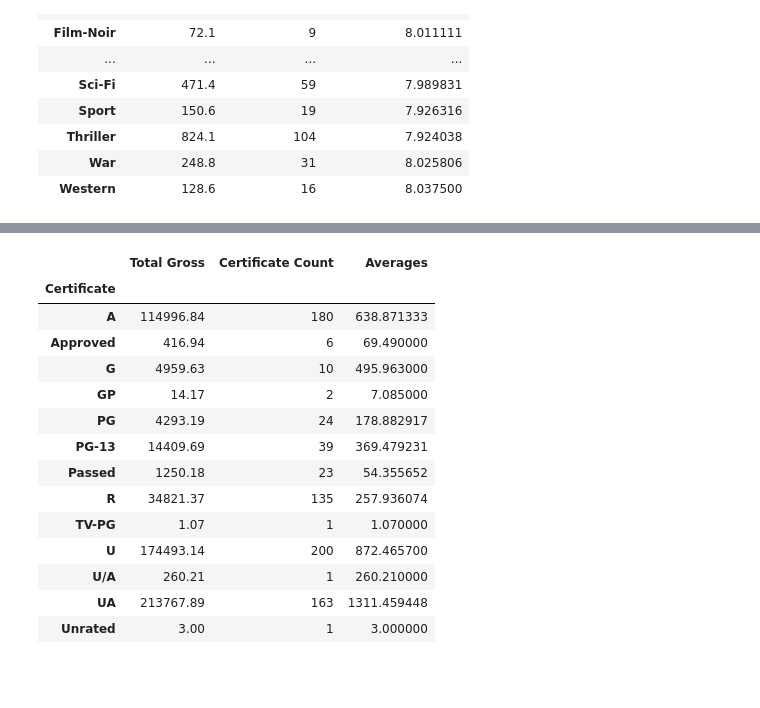
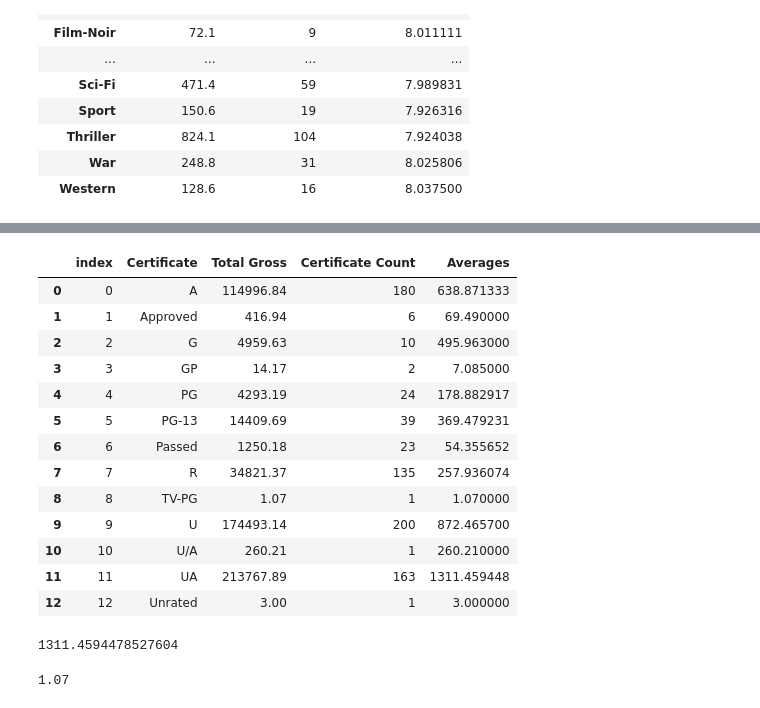
Before and after one commit to saaallyahmed/Mango5, a Jupyter notebook: ee_Top 1000 Movie Analysis.ipynb, the cells around one changed output, grey strips where cells are left out. Drawn from its saved outputs; the diff is of its cells as text; code cells hidden in the pictures; blank space fills up the shorter version.

```diff
--- a/ee_Top 1000 Movie Analysis.ipynb
+++ b/ee_Top 1000 Movie Analysis.ipynb
@@ -911,18 +1045,27 @@ joined_certificate_result
 # %%
 joined_certificate_gross_result
+joined_certificate_gross_result=joined_certificate_gross_result.reset_index()
+joined_certificate_gross_result
 # %% [output]
-|  | Total Gross | Certificate Count | Averages |
-| Certificate |  |  |  |
-| A | 114996.84 | 180 | 638.871333 |
-| Approved | 416.94 | 6 | 69.490000 |
-| G | 4959.63 | 10 | 495.963000 |
-| GP | 14.17 | 2 | 7.085000 |
-| PG | 4293.19 | 24 | 178.882917 |
-| PG-13 | 14409.69 | 39 | 369.479231 |
-| Passed | 1250.18 | 23 | 54.355652 |
-| R | 34821.37 | 135 | 257.936074 |
-| TV-PG | 1.07 | 1 | 1.070000 |
-| U | 174493.14 | 200 | 872.465700 |
-| U/A | 260.21 | 1 | 260.210000 |
-| UA | 213767.89 | 163 | 1311.459448 |
-| Unrated | 3.00 | 1 | 3.000000 |
+|  | index | Certificate | Total Gross | Certificate Count | Averages |
+| 0 | 0 | A | 114996.84 | 180 | 638.871333 |
+| 1 | 1 | Approved | 416.94 | 6 | 69.490000 |
+| 2 | 2 | G | 4959.63 | 10 | 495.963000 |
+| 3 | 3 | GP | 14.17 | 2 | 7.085000 |
+| 4 | 4 | PG | 4293.19 | 24 | 178.882917 |
+| 5 | 5 | PG-13 | 14409.69 | 39 | 369.479231 |
+| 6 | 6 | Passed | 1250.18 | 23 | 54.355652 |
+| 7 | 7 | R | 34821.37 | 135 | 257.936074 |
+| 8 | 8 | TV-PG | 1.07 | 1 | 1.070000 |
+| 9 | 9 | U | 174493.14 | 200 | 872.465700 |
+| 10 | 10 | U/A | 260.21 | 1 | 260.210000 |
+| 11 | 11 | UA | 213767.89 | 163 | 1311.459448 |
+| 12 | 12 | Unrated | 3.00 | 1 | 3.000000 |
+# %%
+joined_certificate_gross_result["Averages"].max()
+# %% [output]
+1311.4594478527604
+# %%
+joined_certificate_gross_result["Averages"].min()
+# %% [output]
+1.07
```
Also changed, not shown: parts of 34 cells of this notebook.
